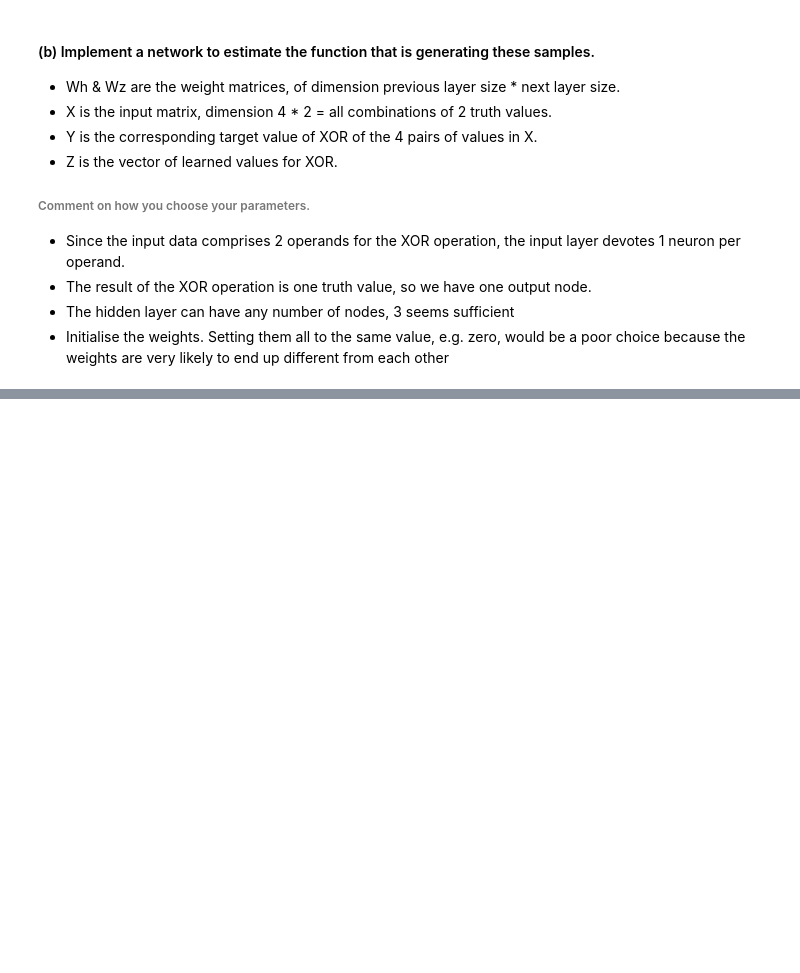
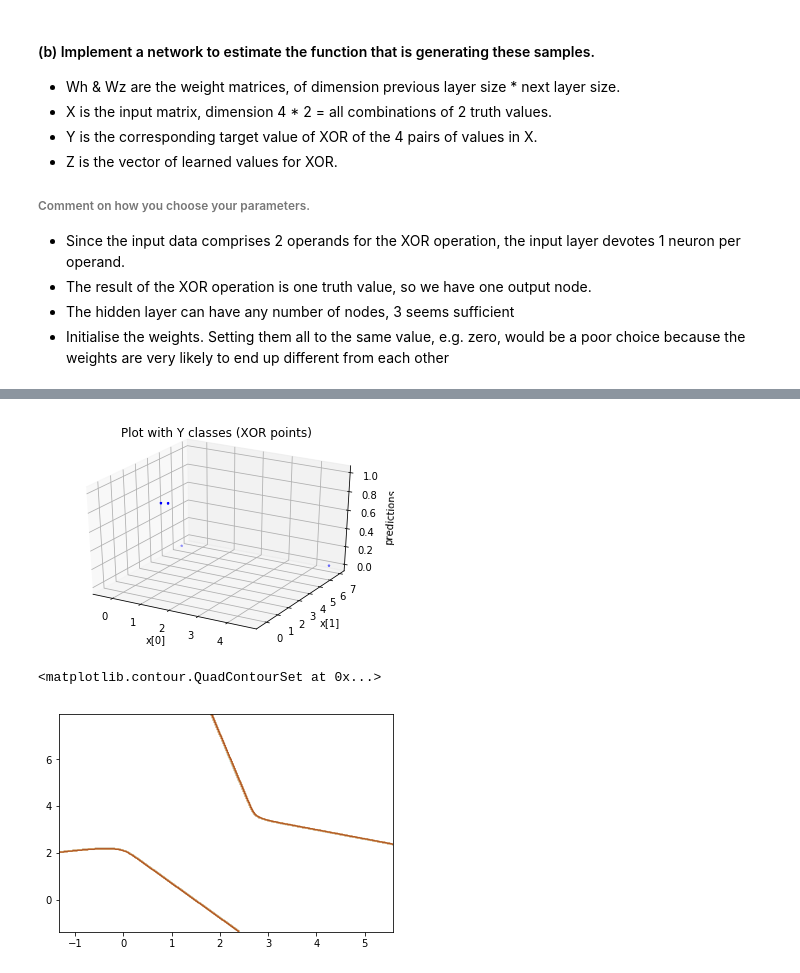
Before and after one commit to karmarv/mlearn, a Jupyter notebook: dnn-h/h2/xor/xor.ipynb, the cells around one changed output, grey strips where cells are left out. Cells and saved outputs as stored; diff of their text form; code cells hidden in the pictures; blank space fills up the shorter version.

```diff
--- a/dnn-h/h2/xor/xor.ipynb
+++ b/dnn-h/h2/xor/xor.ipynb
@@ -144,0 +183,32 @@ TypeError: only size-1 arrays can be converted to Python scalars
+# %%
+fig2 = plt.figure()
+ax = fig2.add_subplot(111, projection='3d')
+ax.scatter(np.array(X[:,0]).flatten(), np.array(X[:,1]).flatten(),np.array(predicton[0,:]).flatten() , s=int(y.shape[0]), c='b', marker='*')
+ax.set_title('Plot with Y classes (XOR points)')
+ax.set_xlabel('x[0]')
+ax.set_ylabel('x[1]')
+ax.set_zlabel('predictions')
+plt.show()
+
+
+import scipy
+from sklearn import svm
+C = 1.0  # SVM regularization parameter
+clf = svm.SVC(kernel = 'rbf',  gamma=0.7, C=C )
+clf.fit(X, Y)
+h = .02  # step size in the mesh
+# create a mesh to plot in
+x_min, x_max = X[:, 0].min() - 1, X[:, 0].max() + 1
+y_min, y_max = X[:, 1].min() - 1, X[:, 1].max() + 1
+xx, yy = np.meshgrid(np.arange(x_min, x_max, h),
+                     np.arange(y_min, y_max, h))
+# Plot the decision boundary. For that, we will assign a color to each
+# point in the mesh [x_min, m_max]x[y_min, y_max].
+Z = clf.predict(np.c_[xx.ravel(), yy.ravel()])
+# Put the result into a color plot
+Z = Z.reshape(xx.shape)
+plt.contour(xx, yy, Z, cmap=plt.cm.Paired)
+# %% [output]
+[figure, added]
+<matplotlib.contour.QuadContourSet at 0x...>
+[figure, added]
```
Also changed, not shown: parts of 10 cells of this notebook, 22 other files.
